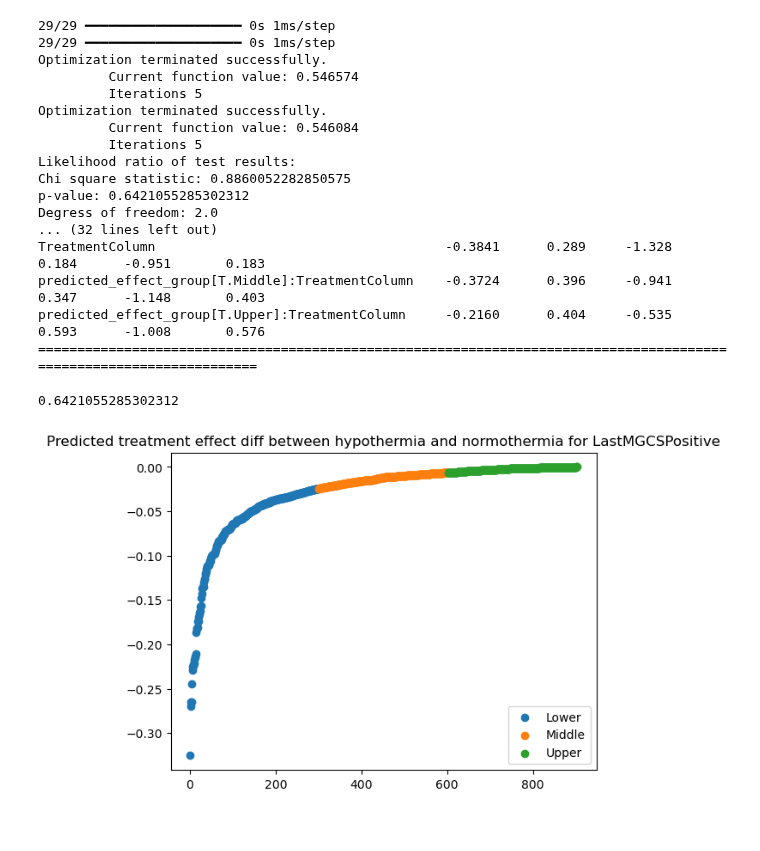
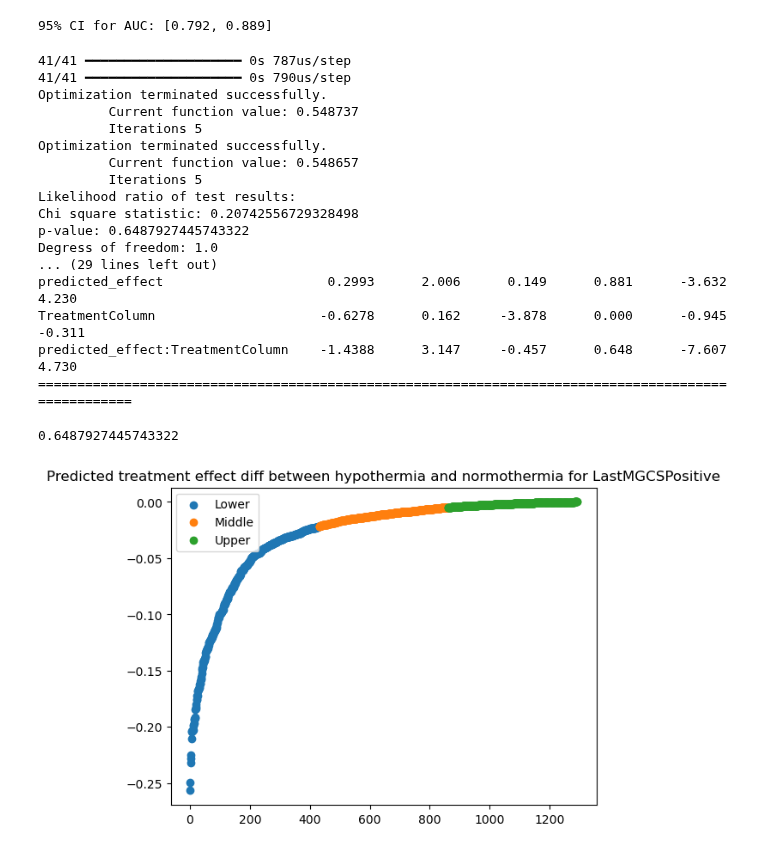
Before and after one commit to michelraskin/ttmhte, a Jupyter notebook: pmap/PMAPAnalysisNeural.ipynb, the cells around one changed output. Saved outputs shown, nothing was run; the diff lists cells and outputs as text; code cells hidden in the pictures.

```diff
--- a/pmap/PMAPAnalysisNeural.ipynb
+++ b/pmap/PMAPAnalysisNeural.ipynb
@@ -164,7 +120,7 @@ def getDefaultPipelineSteps(X_train):
     myVariance.set_output(transform="pandas")
     return [('preprocessor', myPreprocessor),  ('variance', myVariance), ('imputer', myImputer), ('covariates', myCovariates)]
 # %%
-X_train = X_train.loc[:, X_train.isnull().mean() < 0.2]
+X_train = X_train.loc[:, X_train.isnull().mean() < 0.9]
 X_test = X_test[X_train.columns]
 # %%
 myPipeline = Pipeline(getDefaultPipelineSteps(X_train))
@@ -272,24 +208,59 @@ array([4.32048067e-02, 2.04630494e-02, 1.85265243e-01, 1.09397555e-02,
+# %%
+import numpy as np
+from sklearn.metrics import roc_auc_score
+
+def bootstrap_auc_ci(y_true, y_pred_proba, n_bootstraps=1000, ci=95, random_seed=42):
+    rng = np.random.RandomState(random_seed)
+    n = len(y_true)
+    bootstrapped_scores = []
+
+    for _ in range(n_bootstraps):
+        # Sample with replacement
+        indices = rng.choice(np.arange(n), size=n, replace=True)
+        if len(np.unique(y_true[indices])) < 2:
+            # We need at least one positive and one negative sample
+            continue
+        score = roc_auc_score(y_true[indices], y_pred_proba[indices])
+        bootstrapped_scores.append(score)
+
+    sorted_scores = np.sort(bootstrapped_scores)
+    lower_bound = np.percentile(sorted_scores, (100 - ci) / 2)
+    upper_bound = np.percentile(sorted_scores, 100 - (100 - ci) / 2)
+
+    return lower_bound, upper_bound, sorted_scores
+
+# Example usage
+# y_true = np.array([...])
+# y_pred_proba = np.array([...])
+
+ci_lower, ci_upper, auc_scores = bootstrap_auc_ci(y_test.to_numpy(), y_pred_probs)
+print(f"95% CI for AUC: [{ci_lower:.3f}, {ci_upper:.3f}]")
+# %% [output]
+95% CI for AUC: [0.792, 0.889]
+# %%
+myX = pd.concat([X_train_transf.reset_index().drop(columns='index'), X_test_transf.reset_index().drop(columns='index')])
+myY = pd.concat([y_train.reset_index().drop(columns='index'), y_test.reset_index().drop(columns='index')])
 # %%
-getTreatmentEffectDiff(aX = X_train_transf, aY = y_train.reset_index().drop(columns='index'), aModel = model, \
-                       aCategory = 'LastMGCSPosutive', aGroup = 'keep__keep__bin__hypothermia', aUseNeuralNetwork = True, aByGroup = False)
+getTreatmentEffectDiff(aX = myX.reset_index().drop(columns='index'), aY = myY.reset_index().drop(columns='index'), aModel = model, \
+                       aCategory = 'LastMGCSPositive', aGroup = 'keep__keep__bin__hypothermia', aUseNeuralNetwork = True, aByGroup = False)
 # %% [output]
-29/29 ━━━━━━━━━━━━━━━━━━━━ 0s 1ms/step
-29/29 ━━━━━━━━━━━━━━━━━━━━ 0s 1ms/step
+41/41 ━━━━━━━━━━━━━━━━━━━━ 0s 787us/step
+41/41 ━━━━━━━━━━━━━━━━━━━━ 0s 790us/step
 Optimization terminated successfully.
-         Current function value: 0.546574
+         Current function value: 0.548737
          Iterations 5
 Optimization terminated successfully.
-         Current function value: 0.546084
+         Current function value: 0.548657
          Iterations 5
 Likelihood ratio of test results:
-Chi square statistic: 0.8860052282850575
-p-value: 0.6421055285302312
-Degress of freedom: 2.0
-... (32 lines left out)
-TreatmentColumn                                     -0.3841      0.289     -1.328      0.184      -0.951       0.183
-predicted_effect_group[T.Middle]:TreatmentColumn    -0.3724      0.396     -0.941      0.347      -1.148       0.403
-predicted_effect_group[T.Upper]:TreatmentColumn     -0.2160      0.404     -0.535      0.593      -1.008       0.576
-====================================================================================================================
+Chi square statistic: 0.20742556729328498
+p-value: 0.6487927445743322
+Degress of freedom: 1.0
+... (29 lines left out)
+predicted_effect                     0.2993      2.006      0.149      0.881      -3.632       4.230
+TreatmentColumn                     -0.6278      0.162     -3.878      0.000      -0.945      -0.311
+predicted_effect:TreatmentColumn    -1.4388      3.147     -0.457      0.648      -7.607       4.730
+====================================================================================================
-0.6421055285302312
+0.6487927445743322
-[figure, old version]
+[figure, new version]
 # %%
```
Also changed, not shown: parts of 10 cells of this notebook, 10 other files.
